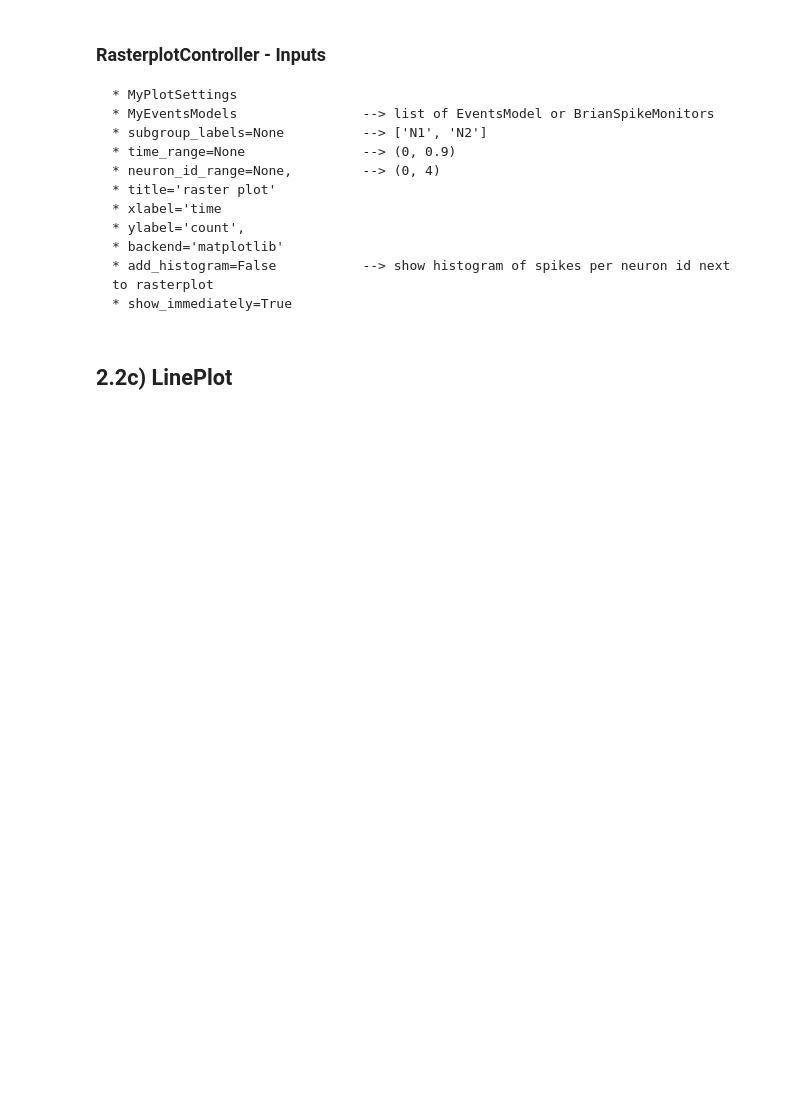
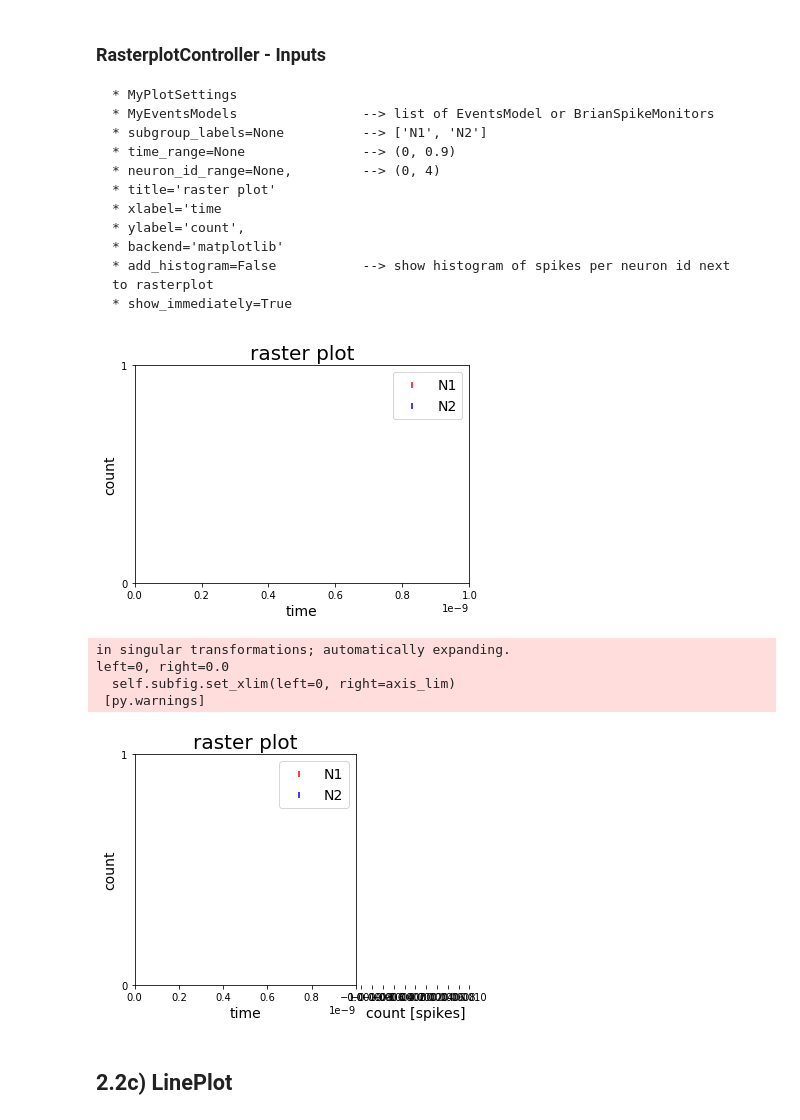
Before and after one commit to russelljjarvis/teiili, a Jupyter notebook: teili/tools/visualizer/examples_visualizer.ipynb, the cells around one changed output. Drawn from its saved outputs; the diff is of its cells as text; code cells hidden in the pictures; blank space fills up the shorter version.

Commit message:
Update example notebook for visualizer

```diff
--- a/teili/tools/visualizer/examples_visualizer.ipynb
+++ b/teili/tools/visualizer/examples_visualizer.ipynb
@@ -237,23 +271,27 @@ HC = HistogramController(MyPlotSettings=MyPlotSettings,
 # %%
 from teili.tools.visualizer.DataControllers import RasterplotController
 ''' Simple example to plot a rasterplot of two NeuronGroups '''
 
 # plot data from BrianSpikeMontiors
 MyEventsModels = [spikemonN1, spikemonN2]
 
 # or plot data from EventsModel
 # EM1 = EventsModel.from_brian_spike_monitor(spikemonN1)
 # EM2 = EventsModel.from_brian_spike_monitor(spikemonN2)
 # MyEventsModels = [EM1, EM2]
 
 subgroup_labels = ['N1', 'N2']
 
 # MATPLOTLIB backend - WITHOUT HISTOGRAM
-RC = RasterplotController(MyPlotSettings,
-                          MyEventsModels,
-                          subgroup_labels=subgroup_labels,
-                          backend='matplotlib')
+RC = RasterplotController(MyEventsModels=MyEventsModels, MyPlotSettings=MyPlotSettings, subgroup_labels=subgroup_labels, backend='matplotlib')
 # MATPLOTLIB backend - WITH HISTOGRAM
-RC = RasterplotController(MyPlotSettings, MyEventsModels, subgroup_labels=subgroup_labels, add_histogram=True)
+RC = RasterplotController(MyEventsModels=MyEventsModels, MyPlotSettings=MyPlotSettings, subgroup_labels=subgroup_labels, add_histogram=True)
+# %% [output]
+[figure, added]
+in singular transformations; automatically expanding.
+left=0, right=0.0
+  self.subfig.set_xlim(left=0, right=axis_lim)
+ [py.warnings]
+[figure, added]
 # %%
 # PYQTGRAPH backend - WITHOUT HISTOGRAM
```
Also changed, not shown: parts of 11 cells of this notebook.
